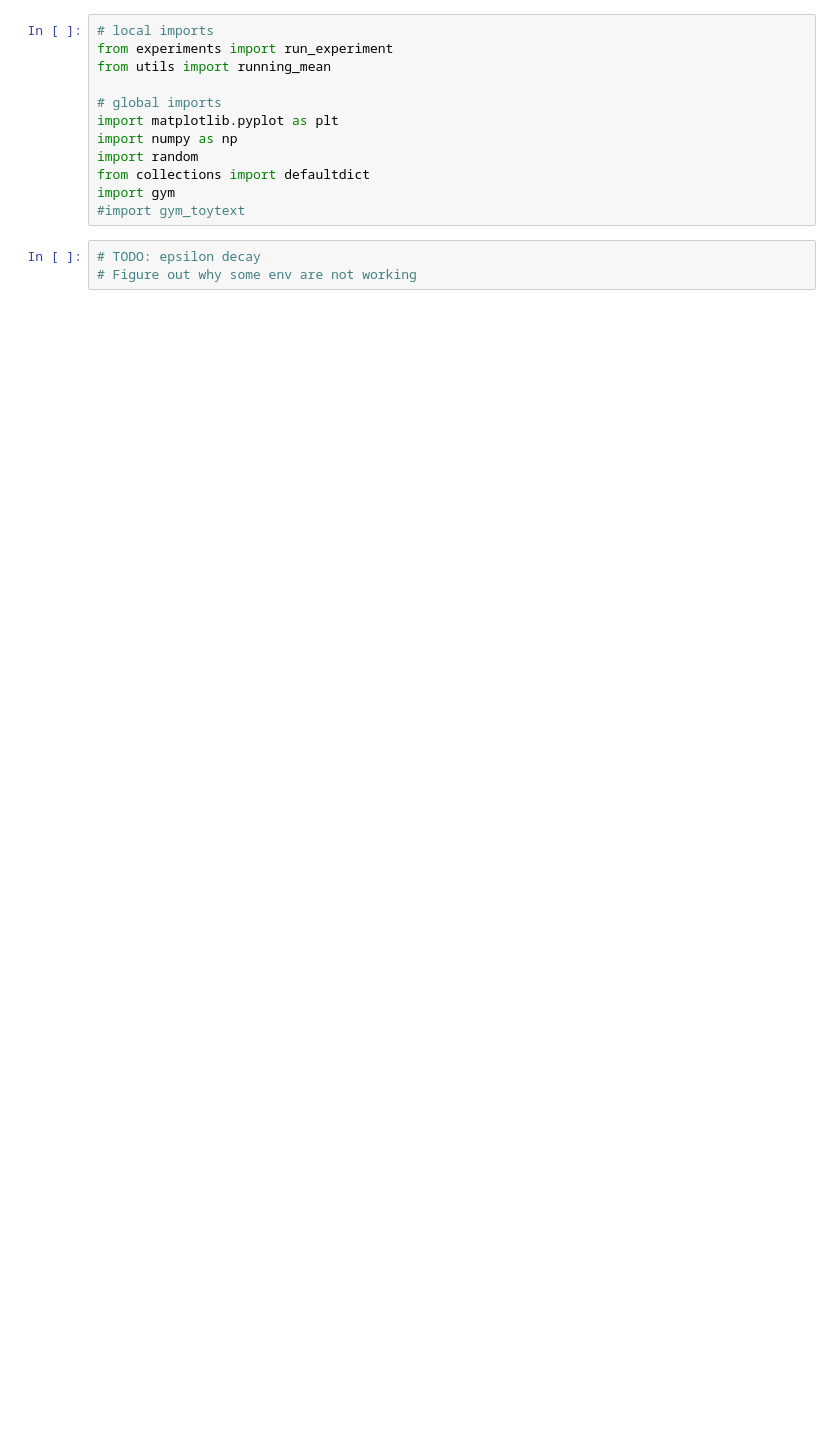
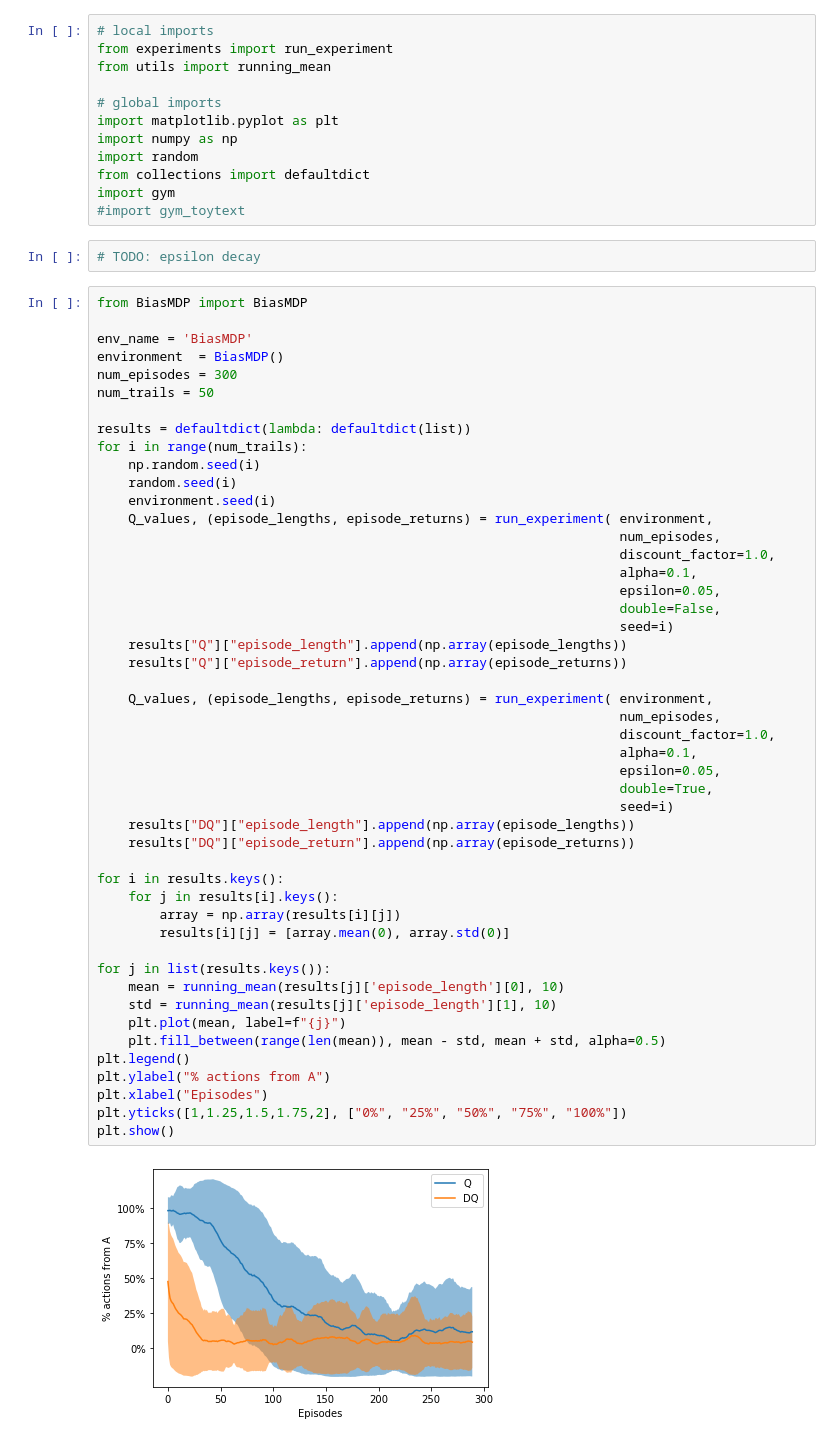
Before and after one commit to LysanderdeJong/RL-MiniProject, a Jupyter notebook: basic_experiments.ipynb, the cells around one changed output. Drawn from its saved outputs; the diff is of its cells as text; blank space fills up the shorter version.

```diff
--- a/basic_experiments.ipynb
+++ b/basic_experiments.ipynb
@@ -12,7 +12,56 @@ import gym
 #import gym_toytext
 # %%
 # TODO: epsilon decay
-# Figure out why some env are not working
+# %%
+from BiasMDP import BiasMDP
+
+env_name = 'BiasMDP'
+environment  = BiasMDP()
+num_episodes = 300
+num_trails = 50
+
+results = defaultdict(lambda: defaultdict(list))
+for i in range(num_trails):
+    np.random.seed(i)
+    random.seed(i)
+    environment.seed(i)
+    Q_values, (episode_lengths, episode_returns) = run_experiment( environment,
+                                                                   num_episodes,
+                                                                   discount_factor=1.0,
+                                                                   alpha=0.1,
+                                                                   epsilon=0.05,
+                                                                   double=False,
+                                                                   seed=i)
+    results["Q"]["episode_length"].append(np.array(episode_lengths))
+    results["Q"]["episode_return"].append(np.array(episode_returns))
+
+    Q_values, (episode_lengths, episode_returns) = run_experiment( environment,
+                                                                   num_episodes,
+                                                                   discount_factor=1.0,
+                                                                   alpha=0.1,
+                                                                   epsilon=0.05,
+                                                                   double=True,
+                                                                   seed=i)
+    results["DQ"]["episode_length"].append(np.array(episode_lengths))
+    results["DQ"]["episode_return"].append(np.array(episode_returns))
+
+for i in results.keys():
+    for j in results[i].keys():
+        array = np.array(results[i][j])
+        results[i][j] = [array.mean(0), array.std(0)]
+
+for j in list(results.keys()):
+    mean = running_mean(results[j]['episode_length'][0], 10)
+    std = running_mean(results[j]['episode_length'][1], 10)
+    plt.plot(mean, label=f"{j}")
+    plt.fill_between(range(len(mean)), mean - std, mean + std, alpha=0.5)
+plt.legend()
+plt.ylabel("% actions from A")
+plt.xlabel("Episodes")
+plt.yticks([1,1.25,1.5,1.75,2], ["0%", "25%", "50%", "75%", "100%"])
+plt.show()
+# %% [output]
+[figure, added]
 # %%
 env_name = 'Taxi-v2'
 environment  = gym.make(env_name)
```
Also changed, not shown: parts of 4 cells of this notebook, 1 other file.
